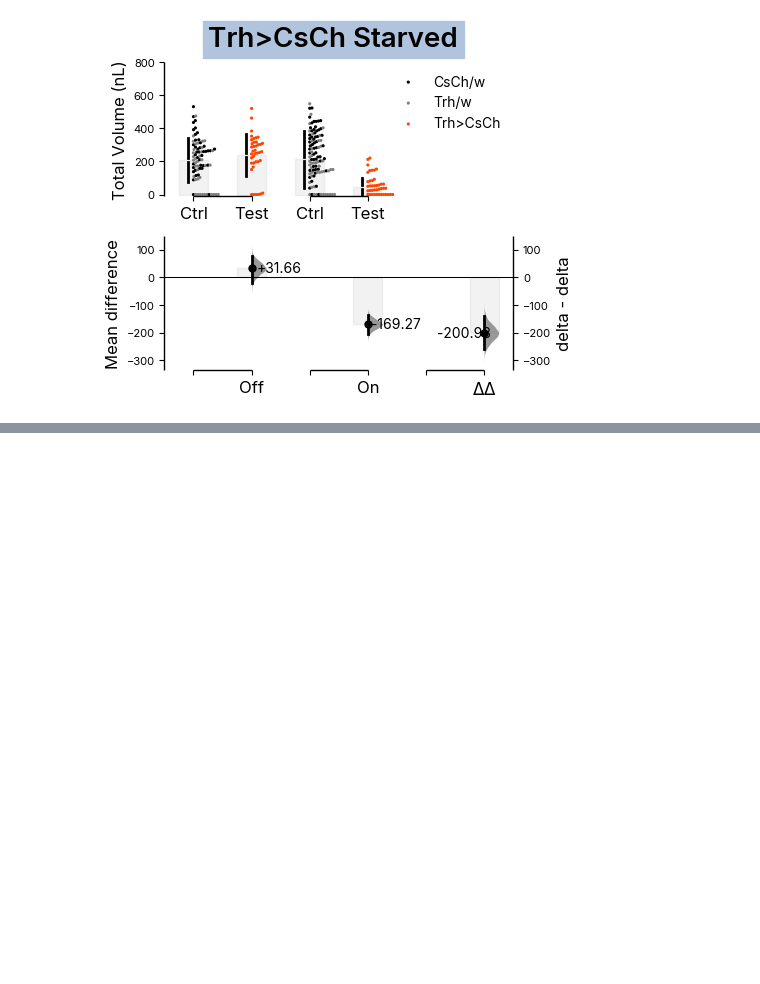
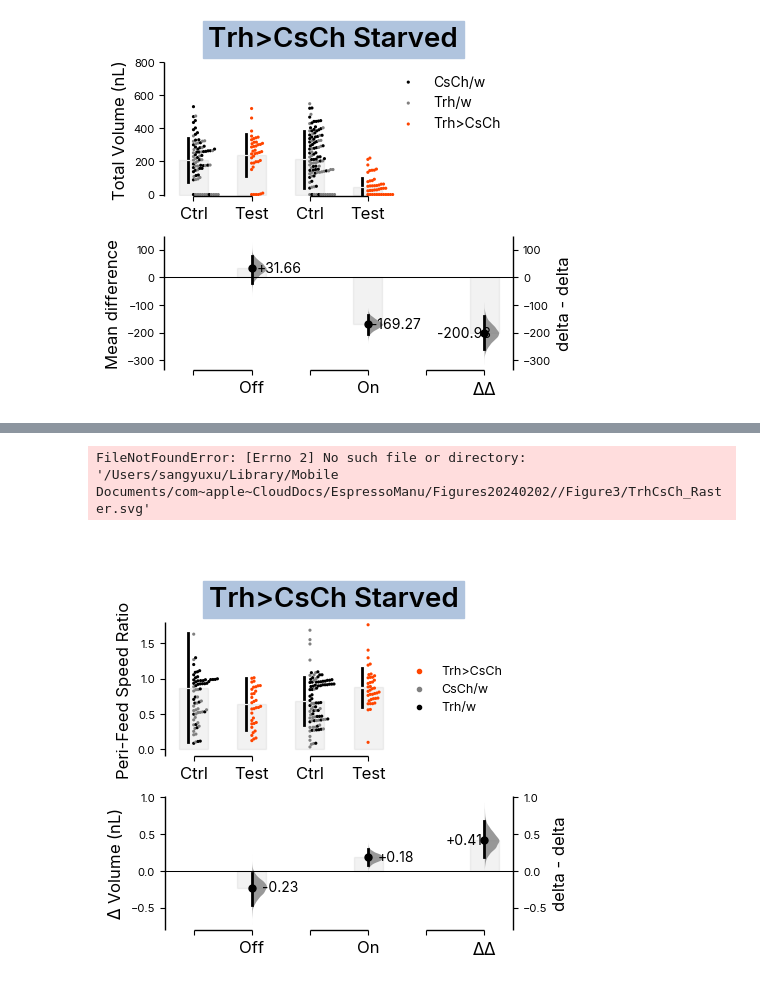
Before and after one commit to sangyu/Holophenotype5HT, a Jupyter notebook: nbs/01_Figures/02_Trh Feeding.ipynb, the cells around one changed output, grey strips where cells are left out. Cells and saved outputs as stored; diff of their text form; code cells hidden in the pictures; blank space fills up the shorter version.

```diff
--- a/nbs/01_Figures/02_Trh Feeding.ipynb
+++ b/nbs/01_Figures/02_Trh Feeding.ipynb
@@ -353,7 +361,7 @@ Figure("16cm", "17cm",
 # %%
 ## from svgutils.compose import *
 
-Figure("16cm", "17cm",
+Figure("16cm", "15.5cm",
     Panel(SVG(figurepath + 'Trh.svg').scale(0.04),
     Text("", -0.1, 0, size=0.3, font = 'Inter', weight='bold') ).move(1, .4),
     Panel(SVG(figurepath + 'TrhCsCh_Raster.svg').scale(0.02),
@@ -389,5 +397,39 @@ Figure("16cm", "17cm",
     Panel(SVG(figurepath + 'Speed.svg').scale(0.01),
     Text("", -0.1, 0.2, size=0.3, font = 'inter', weight='bold') ).move(13.5, 13.5),
     ).save(figurepath+"/Figure3_nolabel.svg")
+# %% [output]
+FileNotFoundError: [Errno 2] No such file or directory: '/Users/sangyuxu/Library/Mobile Documents/com~apple~CloudDocs/EspressoManu/Figures20240202//Figure3/TrhCsCh_Raster.svg'
 # %% [markdown]
 #
+# %%
+
+
+def plotcontrast(data, metric, subdatafilename, palette, title, swarm_label ='Total Volume (nL)',  swarm_ylim= [-10, 900]):
+    subdata = data[['GenoReduced', 'Status','Light', metric]].rename(columns = {'GenoReduced':'Genotype'}).reset_index()
+    c = dabest.load(subdata, x = ['Status', 'Genotype'], y =  metric, delta2 = True, experiment = 'Light', x1_level=['Ctrl', 'Test'])
+    f = c.mean_diff.plot(contrast_bars_kwargs= {'alpha':.05},  swarm_bars_kwargs={'alpha':.05},
+                         raw_marker_size=.4, es_marker_size= 5, swarm_desat = 1,color_col='Genotype',
+                         custom_palette= palette, fig_size=(4.5, 4), swarm_ylim= swarm_ylim, swarm_label=swarm_label)
+    f.axes[0].set_xticklabels(['Ctrl', 'Test', 'Ctrl', 'Test'])
+
+    f.axes[0].legend(frameon=False,loc='right', fontsize= 9, markerscale =.5, )
+    # leg = f.axes[0].get_legend()
+    # hl_dict = {handle.get_label(): handle for handle in leg.legendHandles}
+    # hl_dict['_child0'].set_color(palette[subdata['Genotype'].unique()[order[0]]])
+    # hl_dict['_child1'].set_color(palette[subdata['Genotype'].unique()[order[1]]])
+    # hl_dict['_child2'].set_color(palette[subdata['Genotype'].unique()[order[2]]])
+
+    if 'Starved' in title:
+        bgc = 'lightsteelblue'
+    else:
+        bgc = 'orange'
+    f.suptitle(title, weight = 'semibold', fontsize = 20,backgroundcolor= bgc, y=.97)
+    f.axes[1].set_xticklabels(['', 'Off', '', 'On','', r'$\Delta\Delta$'])
+    f.axes[1].set_ylabel(r'$\Delta$ Volume (nL)')
+    f.savefig(panelpath+  subdatafilename + '.svg')
+    subdata.to_csv(panelpath+  subdatafilename + '.csv')
+    return f
+# %%
+fTrhCsCh_PFSRcontrast = plotcontrast(TrhCsCh, 'Perifeed Speed Ratio', 'TrhCsCh_PFSRcontrast', palette = trhcschpalette, title= 'Trh>CsCh Starved', swarm_label = 'Peri-Feed Speed Ratio', swarm_ylim = [-.1, 1.8])
+# %% [output]
+[figure, added]
```
Also changed, not shown: parts of 7 cells of this notebook, 14 other files.
